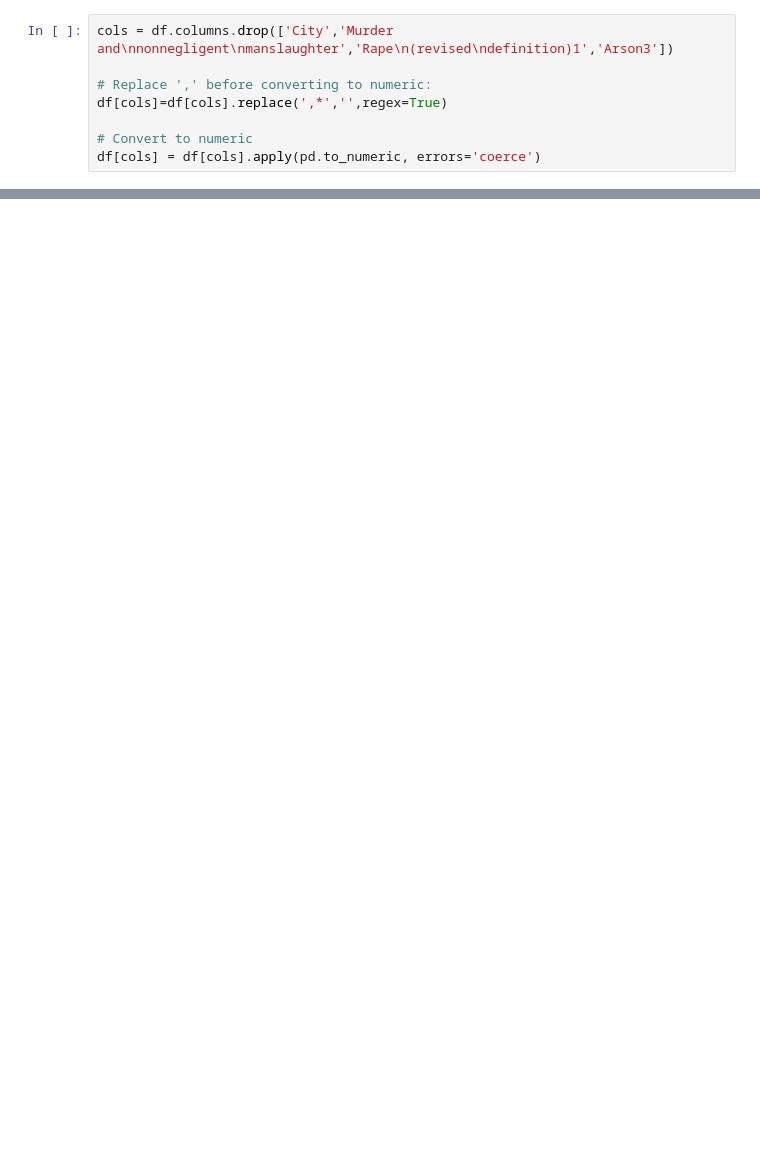
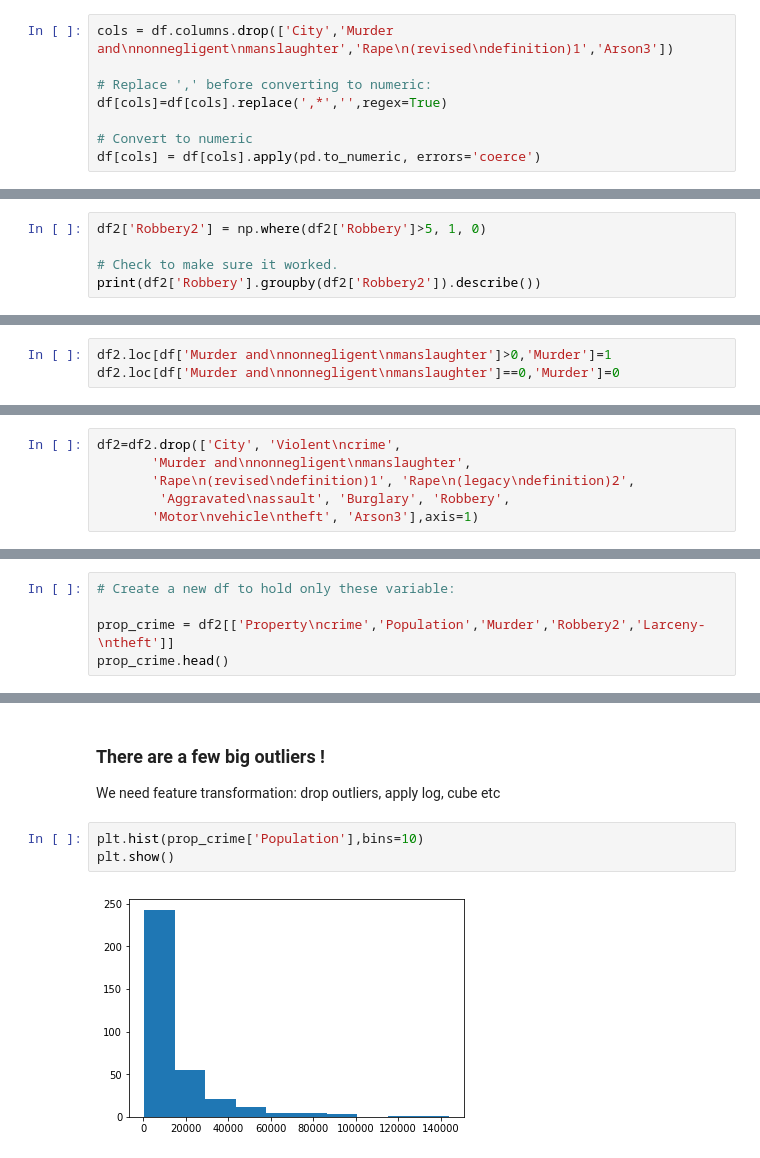
Before and after one commit to evian13/Bootcamp-U2, a Jupyter notebook: DS Bootcamp - U2L4.4 - Challenge make your own regression model.ipynb, the cells around one changed output, grey strips where cells are left out. Saved outputs shown, nothing was run; the diff lists cells and outputs as text; blank space fills up the shorter version.

```diff
--- a/DS Bootcamp - U2L4.4 - Challenge make your own regression model.ipynb
+++ b/DS Bootcamp - U2L4.4 - Challenge make your own regression model.ipynb
@@ -359,0 +125,5 @@ X_cols
+# %%
+df2['Robbery2'] = np.where(df2['Robbery']>5, 1, 0)
+
+# Check to make sure it worked.
+print(df2['Robbery'].groupby(df2['Robbery2']).describe())
@@ -359,0 +137,3 @@ X_cols
+# %%
+df2.loc[df['Murder and\nnonnegligent\nmanslaughter']>0,'Murder']=1
+df2.loc[df['Murder and\nnonnegligent\nmanslaughter']==0,'Murder']=0
@@ -359,0 +150,6 @@ X_cols
+# %%
+df2=df2.drop(['City', 'Violent\ncrime',
+       'Murder and\nnonnegligent\nmanslaughter',
+       'Rape\n(revised\ndefinition)1', 'Rape\n(legacy\ndefinition)2',
+        'Aggravated\nassault', 'Burglary', 'Robbery',
+       'Motor\nvehicle\ntheft', 'Arson3'],axis=1)
@@ -359,0 +168,5 @@ X_cols
+# %%
+# Create a new df to hold only these variable:
+
+prop_crime = df2[['Property\ncrime','Population','Murder','Robbery2','Larceny-\ntheft']]
+prop_crime.head()
@@ -359,0 +192,8 @@ X_cols
+# %% [markdown]
+### There are a few big outliers !
+We need feature transformation: drop outliers, apply log, cube etc
+# %%
+plt.hist(prop_crime['Population'],bins=10)
+plt.show()
+# %% [output]
+[figure, added]
```
Also changed, not shown: parts of 86 cells of this notebook.
